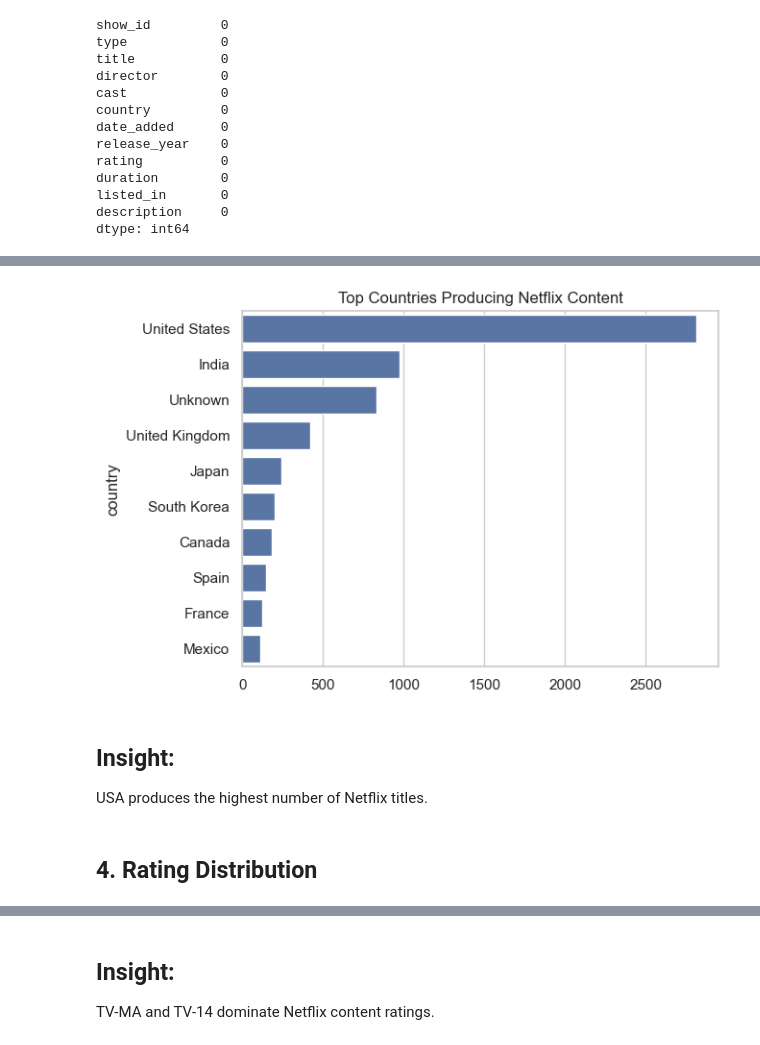
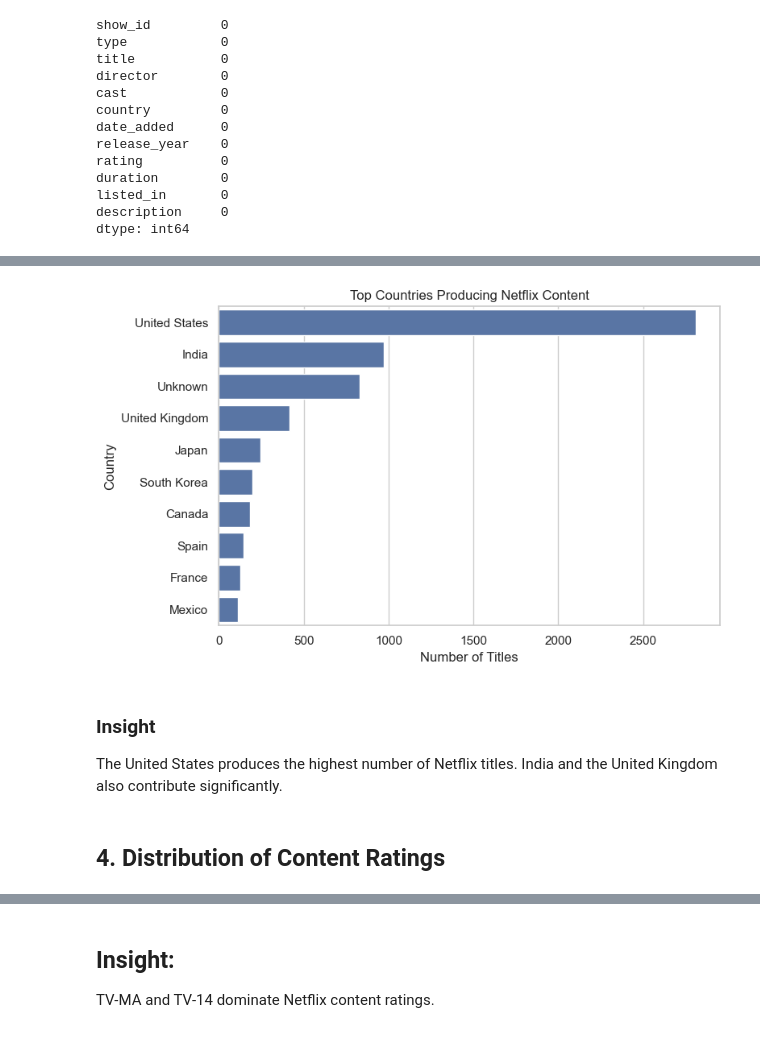
Before and after one commit to Saiful-2/netflix-eda-project, a Jupyter notebook: notebook/netflix_eda.ipynb, the cells around one changed output, grey strips where cells are left out. Cells and saved outputs as stored; diff of their text form; code cells hidden in the pictures.

```diff
--- a/notebook/netflix_eda.ipynb
+++ b/notebook/netflix_eda.ipynb
@@ -98,17 +166,22 @@ plt.show()
 # %%
 top_countries = df['country'].value_counts().head(10)
-
+plt.figure(figsize=(8,5))
 sns.barplot(x=top_countries.values, y=top_countries.index)
 plt.title("Top Countries Producing Netflix Content")
+plt.xlabel("Number of Titles")
+plt.ylabel("Country")
+plt.tight_layout()
 plt.savefig("D:/DSML/netflix-eda-project/images/top_10_countries.png",
             dpi=300, bbox_inches='tight')
 
 plt.show()
 # %% [output]
-[figure, old version]
+[figure, new version]
 # %% [markdown]
-## Insight:
-USA produces the highest number of Netflix titles.
+### Insight
+
+The United States produces the highest number of Netflix titles.
+India and the United Kingdom also contribute significantly.
 # %% [markdown]
-## 4. Rating Distribution
+## 4. Distribution of Content Ratings
 # %%
```
Also changed, not shown: parts of 33 cells of this notebook.
